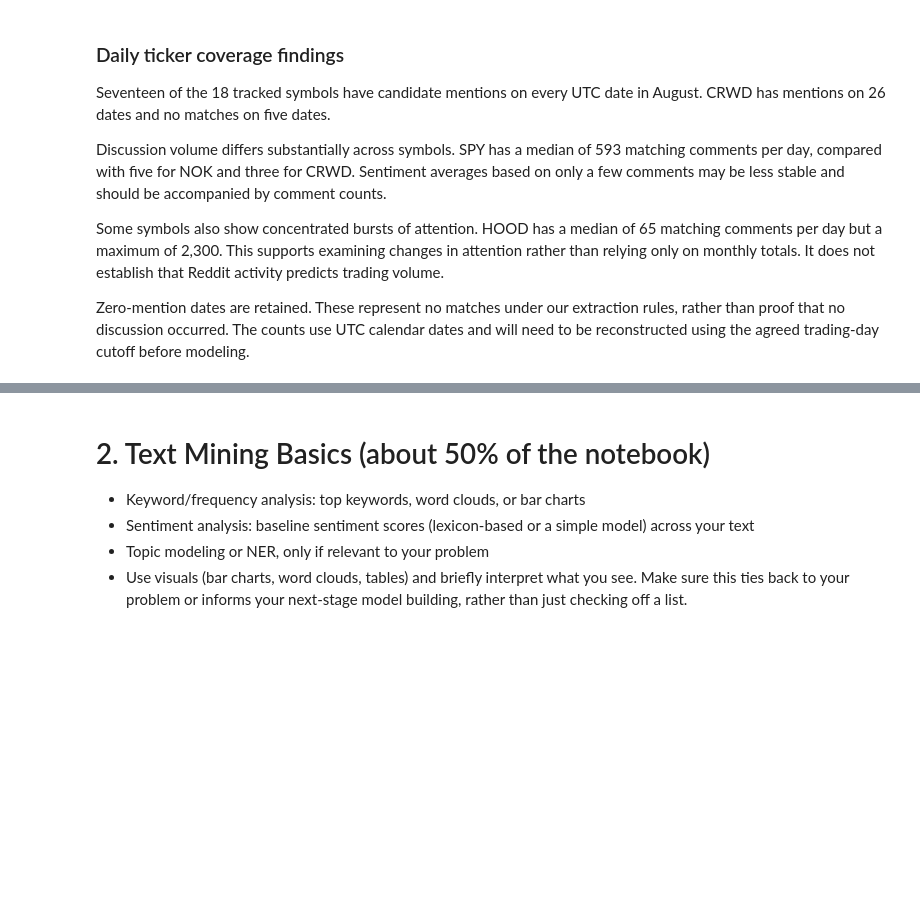
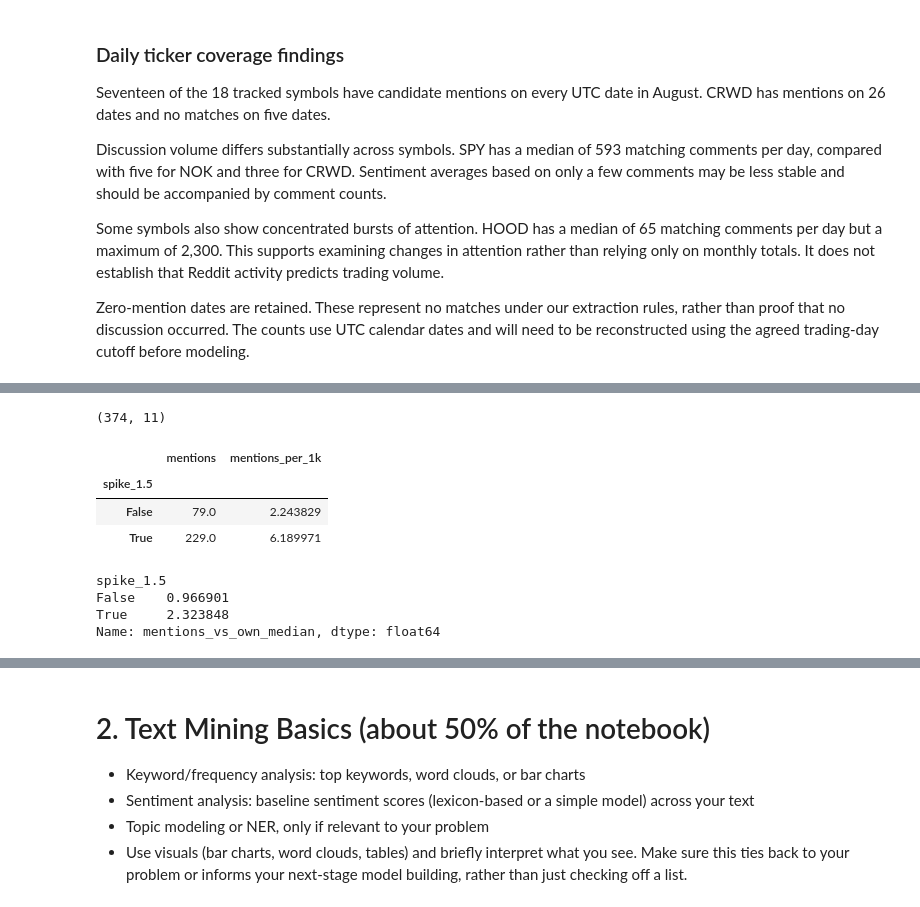
Before and after one commit to lagrenier4451/reddit-volume-forecast, a Jupyter notebook: notebooks/CDA_PhaseII_AlexToth_LucGrenier.ipynb, the cells around one changed output, grey strips where cells are left out. Drawn from its saved outputs; the diff is of its cells as text; code cells hidden in the pictures; blank space fills up the shorter version.

```diff
--- a/notebooks/CDA_PhaseII_AlexToth_LucGrenier.ipynb
+++ b/notebooks/CDA_PhaseII_AlexToth_LucGrenier.ipynb
@@ -699,0 +799,18 @@ using the agreed trading-day cutoff before modeling.
+# %%
+# Market opens (9:30 New York time) for every trading day downloaded from yfinance
+opens = pd.DataFrame({"session_date": prices.index})
+opens["open_et"] = (
+    opens["session_date"] + pd.Timedelta(hours=9, minutes=30)
+).dt.tz_localize("America/New_York").dt.as_unit("us")
+
+def assign_sessions(df, time_col="created_datetime"):
+    """Label each comment with the first market open at or after it was posted."""
+    out = df.copy()
+    out["created_et"] = out[time_col].dt.tz_convert("America/New_York").dt.as_unit("us")
+    out = out.sort_values("created_et")
+    return pd.merge_asof(out, opens, left_on="created_et", right_on="open_et", direction="forward")
+
+comments_s = assign_sessions(comments_clean)
+comments_s = comments_s.loc[comments_s["session_date"].between("2021-08-02", "2021-08-31")].copy()
+print(f"Comments assigned to August sessions: {len(comments_s):,}")
+print("Sessions:", comments_s["session_date"].nunique())   # expect 22
@@ -699,0 +842,41 @@ using the agreed trading-day cutoff before modeling.
+# %%
+# Find tickers in each comment (reuses Alex's find_tickers)
+comments_s["tickers"] = comments_s["body"].apply(find_tickers)
+
+session_totals = comments_s.groupby("session_date").size().rename("total_comments").reset_index()
+
+mentions = (
+    comments_s[["session_date", "tickers"]]
+    .explode("tickers").dropna()
+    .rename(columns={"tickers": "ticker"})
+    .groupby(["session_date", "ticker"]).size()
+    .rename("mentions").reset_index()
+)
+
+ticker_sessions = (
+    target.reset_index()
+    .merge(mentions, on=["session_date", "ticker"], how="left")
+    .merge(session_totals, on="session_date", how="left")
+)
+ticker_sessions["mentions"] = ticker_sessions["mentions"].fillna(0).astype(int)   # no matches = 0 mentions
+ticker_sessions["mentions_per_1k"] = ticker_sessions["mentions"] / ticker_sessions["total_comments"] * 1000
+
+print(ticker_sessions.shape)   # expect 374 rows
+ticker_sessions.groupby("spike_1.5")[["mentions", "mentions_per_1k"]].median()
+# %% [output]
+(374, 11)
+|  | mentions | mentions_per_1k |
+| spike_1.5 |  |  |
+| False | 79.0 | 2.243829 |
+| True | 229.0 | 6.189971 |
+# %%
+# Compare each ticker-session to that ticker's own typical mention level
+ticker_sessions["mentions_vs_own_median"] = (
+    ticker_sessions["mentions"] / ticker_sessions.groupby("ticker")["mentions"].transform("median")
+)
+ticker_sessions.groupby("spike_1.5")["mentions_vs_own_median"].median()
+# %% [output]
+spike_1.5
+False    0.966901
+True     2.323848
+Name: mentions_vs_own_median, dtype: float64
```
Also changed, not shown: parts of 9 cells of this notebook.
